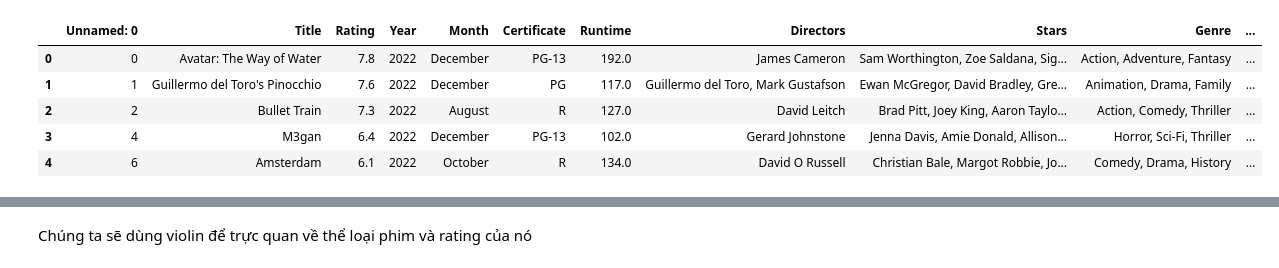
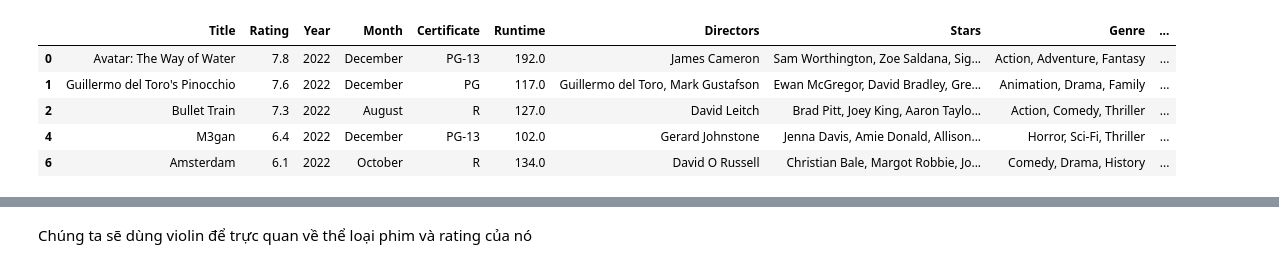
Before and after one commit to 20120273/Movie-Visualize, a Jupyter notebook: trucquanmovie.ipynb, the cells around one changed output, grey strips where cells are left out. Cells and saved outputs as stored; diff of their text form; code cells hidden in the pictures.

```diff
--- a/trucquanmovie.ipynb
+++ b/trucquanmovie.ipynb
@@ -5,12 +5,12 @@ import seaborn as sns
 import plotly.express as px
 import country_converter
 # %%
-df = pd.read_csv('clean_movie.csv')
+df = pd.read_csv('clean_movie.csv',index_col= "Unnamed: 0")
 df.head()
 # %% [output]
-|  | Unnamed: 0 | Title | Rating | Year | Month | Certificate | Runtime | Directors | Stars | Genre | ... |
-| 0 | 0 | Avatar: The Way of Water | 7.8 | 2022 | December | PG-13 | 192.0 | James Cameron | Sam Worthington, Zoe Saldana, Sig... | Action, Adventure, Fantasy | ... |
-| 1 | 1 | Guillermo del Toro's Pinocchio | 7.6 | 2022 | December | PG | 117.0 | Guillermo del Toro, Mark Gustafson | Ewan McGregor, David Bradley, Gre... | Animation, Drama, Family | ... |
-| 2 | 2 | Bullet Train | 7.3 | 2022 | August | R | 127.0 | David Leitch | Brad Pitt, Joey King, Aaron Taylo... | Action, Comedy, Thriller | ... |
-| 3 | 4 | M3gan | 6.4 | 2022 | December | PG-13 | 102.0 | Gerard Johnstone | Jenna Davis, Amie Donald, Allison... | Horror, Sci-Fi, Thriller | ... |
-| 4 | 6 | Amsterdam | 6.1 | 2022 | October | R | 134.0 | David O Russell | Christian Bale, Margot Robbie, Jo... | Comedy, Drama, History | ... |
+|  | Title | Rating | Year | Month | Certificate | Runtime | Directors | Stars | Genre | ... |
+| 0 | Avatar: The Way of Water | 7.8 | 2022 | December | PG-13 | 192.0 | James Cameron | Sam Worthington, Zoe Saldana, Sig... | Action, Adventure, Fantasy | ... |
+| 1 | Guillermo del Toro's Pinocchio | 7.6 | 2022 | December | PG | 117.0 | Guillermo del Toro, Mark Gustafson | Ewan McGregor, David Bradley, Gre... | Animation, Drama, Family | ... |
+| 2 | Bullet Train | 7.3 | 2022 | August | R | 127.0 | David Leitch | Brad Pitt, Joey King, Aaron Taylo... | Action, Comedy, Thriller | ... |
+| 4 | M3gan | 6.4 | 2022 | December | PG-13 | 102.0 | Gerard Johnstone | Jenna Davis, Amie Donald, Allison... | Horror, Sci-Fi, Thriller | ... |
+| 6 | Amsterdam | 6.1 | 2022 | October | R | 134.0 | David O Russell | Christian Bale, Margot Robbie, Jo... | Comedy, Drama, History | ... |
```
Also changed, not shown: parts of 18 cells of this notebook, 2 other files.
